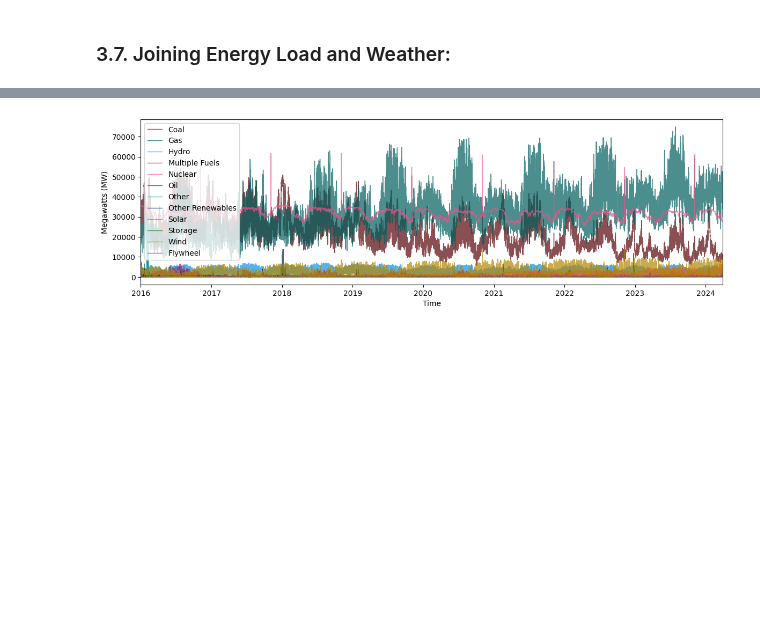
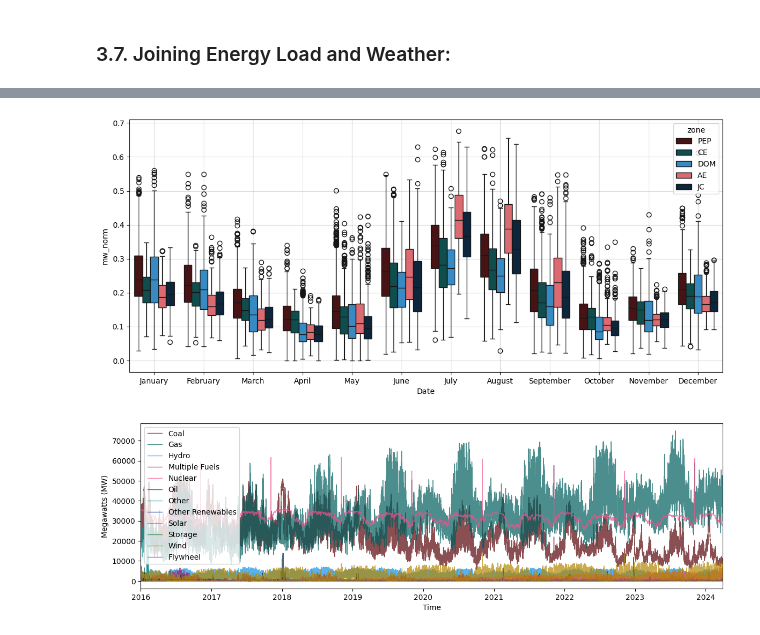
Before and after one commit to chill0121/Energy_Grid_Forecasting, a Jupyter notebook: Energy_Forecasting.ipynb, the cells around one changed output, grey strips where cells are left out. Cells and saved outputs as stored; diff of their text form; code cells hidden in the pictures; blank space fills up the shorter version.

```diff
--- a/Energy_Forecasting.ipynb
+++ b/Energy_Forecasting.ipynb
@@ -778,3 +820,15 @@ plot_daterange('01/07/2024', '01/22/2024', 'CE')
+# %%
+# Month
+plt.subplots(figsize = (14, 6))
+sns.boxplot(load_day_df,
+                x = (load_day_df['Date'].dt.month_name()),
+                y = load_day_df['mw_norm'],
+                hue = 'zone',
+                palette = sns.color_palette(palette, 5),
+                saturation = 0.65)
+plt.grid(alpha = 0.5)
+# %% [output]
+[figure, added]
 # %%
 gen_fuel_df = gen_df[['datetime_beginning_ept', 'fuel_type', 'mw']].groupby(['datetime_beginning_ept', 'fuel_type'], as_index = False).sum()
 # %%
```
Also changed, not shown: parts of 9 cells of this notebook, 1 other file.
